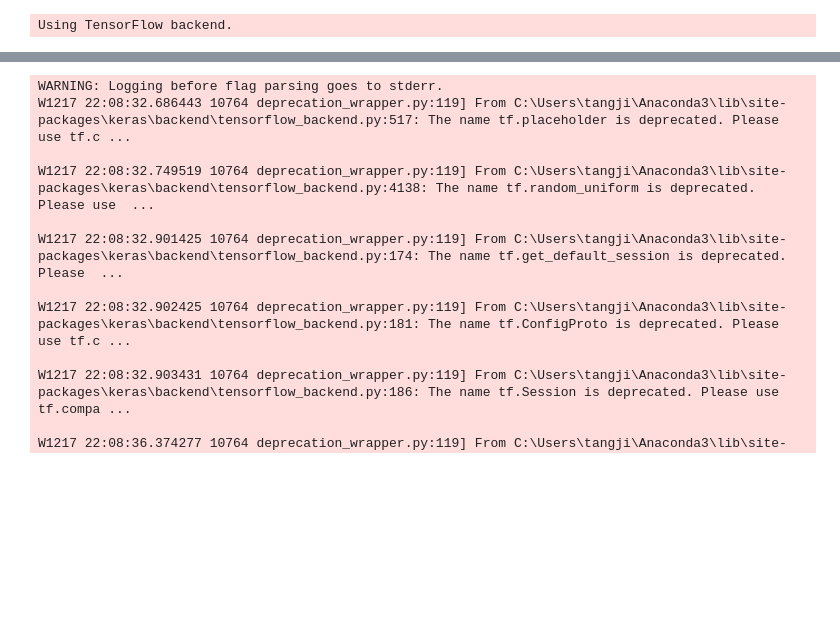
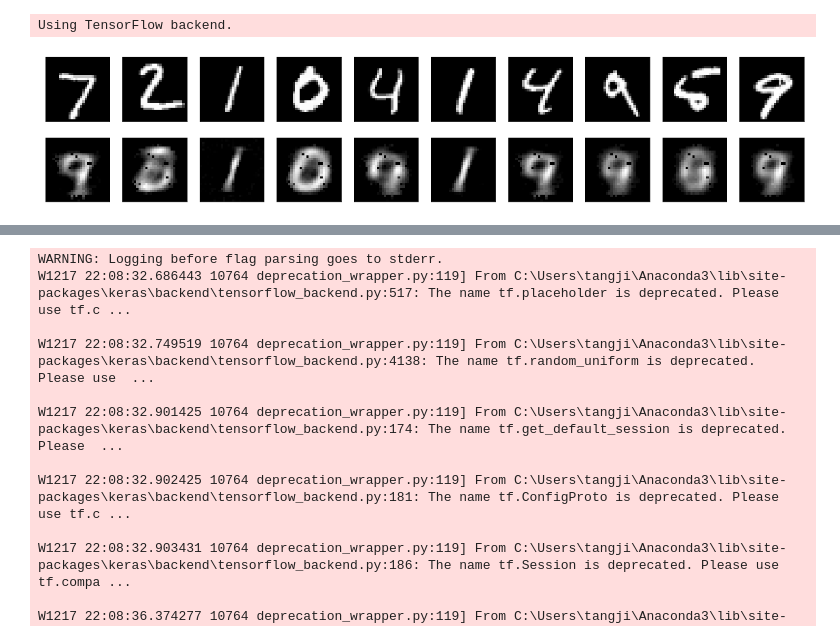
Before and after one commit to tang-ji/autoencoder, a Jupyter notebook: autoencoder_compression_rate.ipynb, the cells around one changed output, grey strips where cells are left out. Cells and saved outputs as stored; diff of their text form; code cells hidden in the pictures; blank space fills up the shorter version.

```diff
--- a/autoencoder_compression_rate.ipynb
+++ b/autoencoder_compression_rate.ipynb
@@ -24,0 +25,4 @@ Using TensorFlow backend.
+# %%
+predict_plot(autoencoder, x_test)
+# %% [output]
+[figure, added]
```
Also changed, not shown: parts of 9 cells of this notebook, 33 other files.
